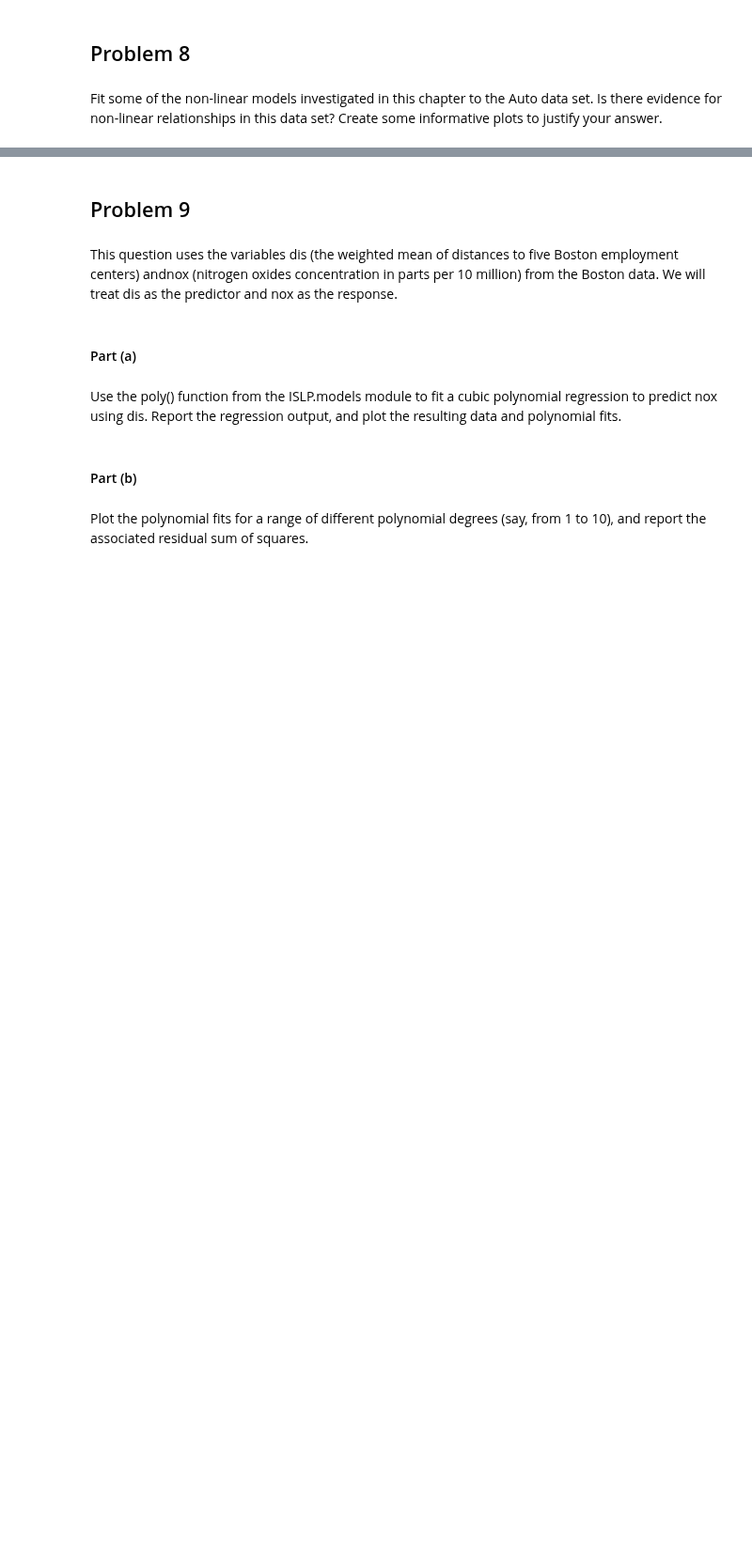
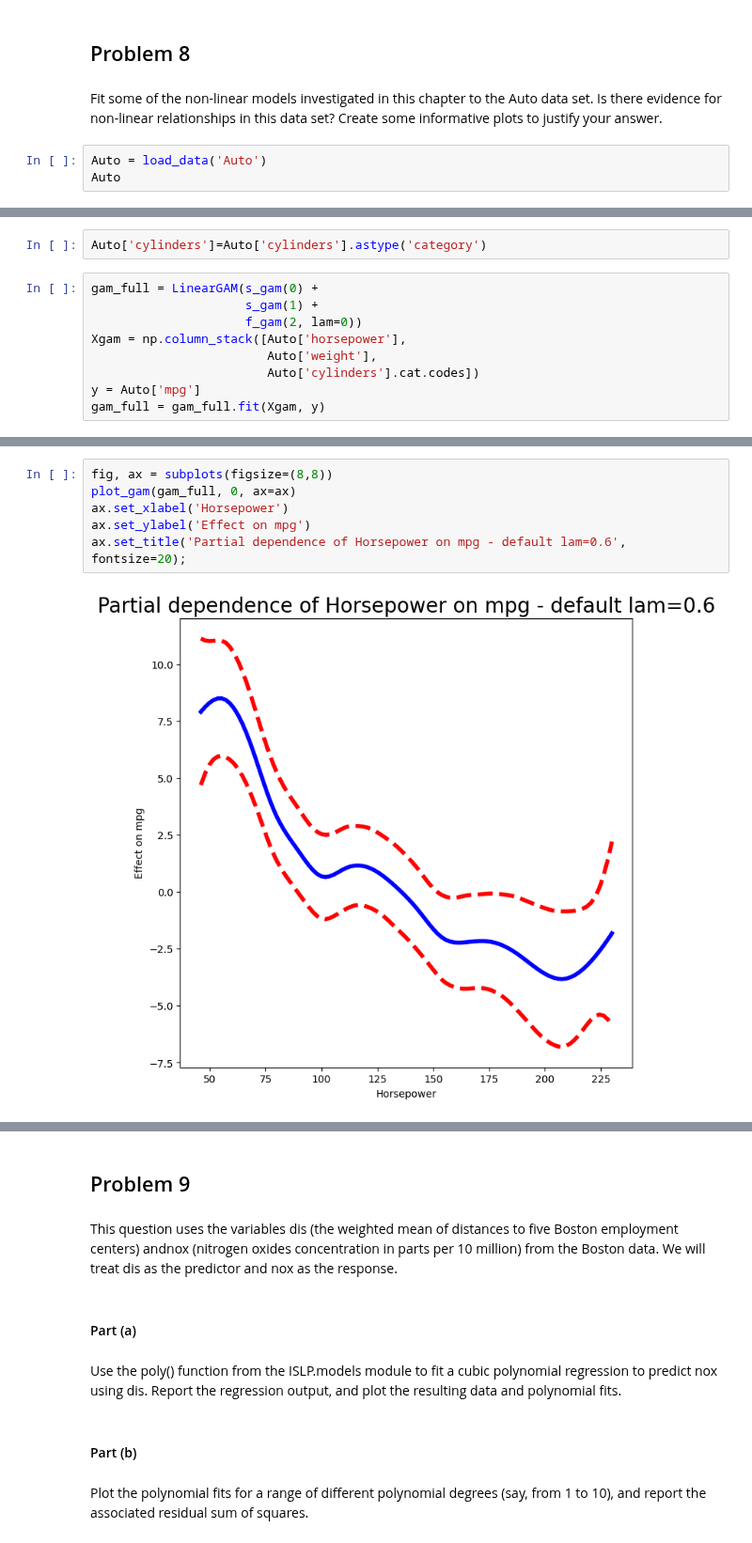
Before and after one commit to kmerkl22/k-s-ISL, a Jupyter notebook: Notebooks/Ch07-ISLappliedexercises.ipynb, the cells around one changed output, grey strips where cells are left out. Shown at 94% size. Cells and saved outputs as stored; diff of their text form; blank space fills up the shorter version.

```diff
--- a/Notebooks/Ch07-ISLappliedexercises.ipynb
+++ b/Notebooks/Ch07-ISLappliedexercises.ipynb
@@ -193,3 +365,6 @@ The Wage data set contains a number of other features not explored in this chapt
 ## Problem 8
 # %% [markdown]
 Fit some of the non-linear models investigated in this chapter to the Auto data set. Is there evidence for non-linear relationships in this data set? Create some informative plots to justify your answer.
+# %%
+Auto = load_data('Auto')
+Auto
@@ -195,0 +405,11 @@ Fit some of the non-linear models investigated in this chapter to the Auto data
+# %%
+Auto['cylinders']=Auto['cylinders'].astype('category')
+# %%
+gam_full = LinearGAM(s_gam(0) +
+                     s_gam(1) +
+                     f_gam(2, lam=0))
+Xgam = np.column_stack([Auto['horsepower'],
+                        Auto['weight'],
+                        Auto['cylinders'].cat.codes])
+y = Auto['mpg']
+gam_full = gam_full.fit(Xgam, y)
@@ -195,0 +442,8 @@ Fit some of the non-linear models investigated in this chapter to the Auto data
+# %%
+fig, ax = subplots(figsize=(8,8))
+plot_gam(gam_full, 0, ax=ax)
+ax.set_xlabel('Horsepower')
+ax.set_ylabel('Effect on mpg')
+ax.set_title('Partial dependence of Horsepower on mpg - default lam=0.6', fontsize=20);
+# %% [output]
+[figure, added]
```
Also changed, not shown: parts of 22 cells of this notebook.
